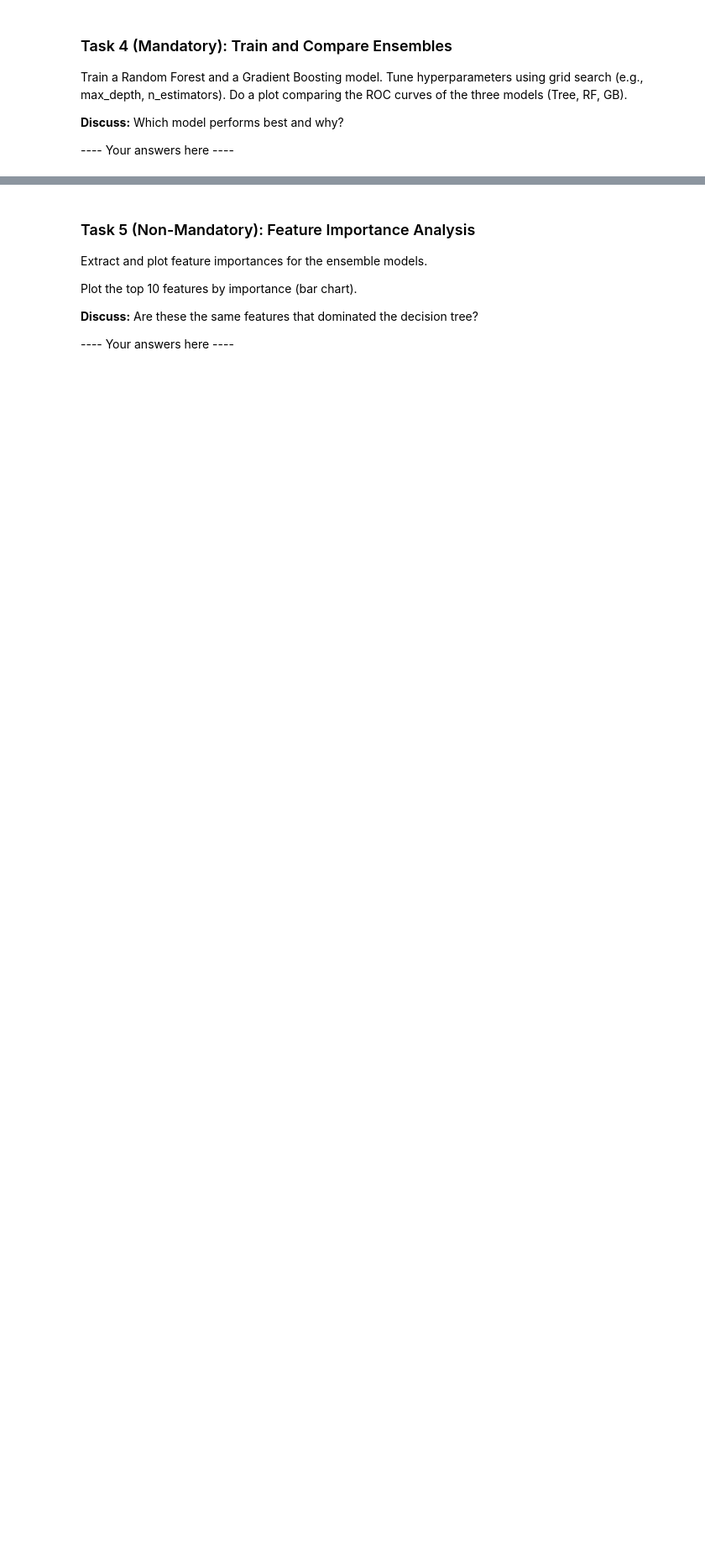
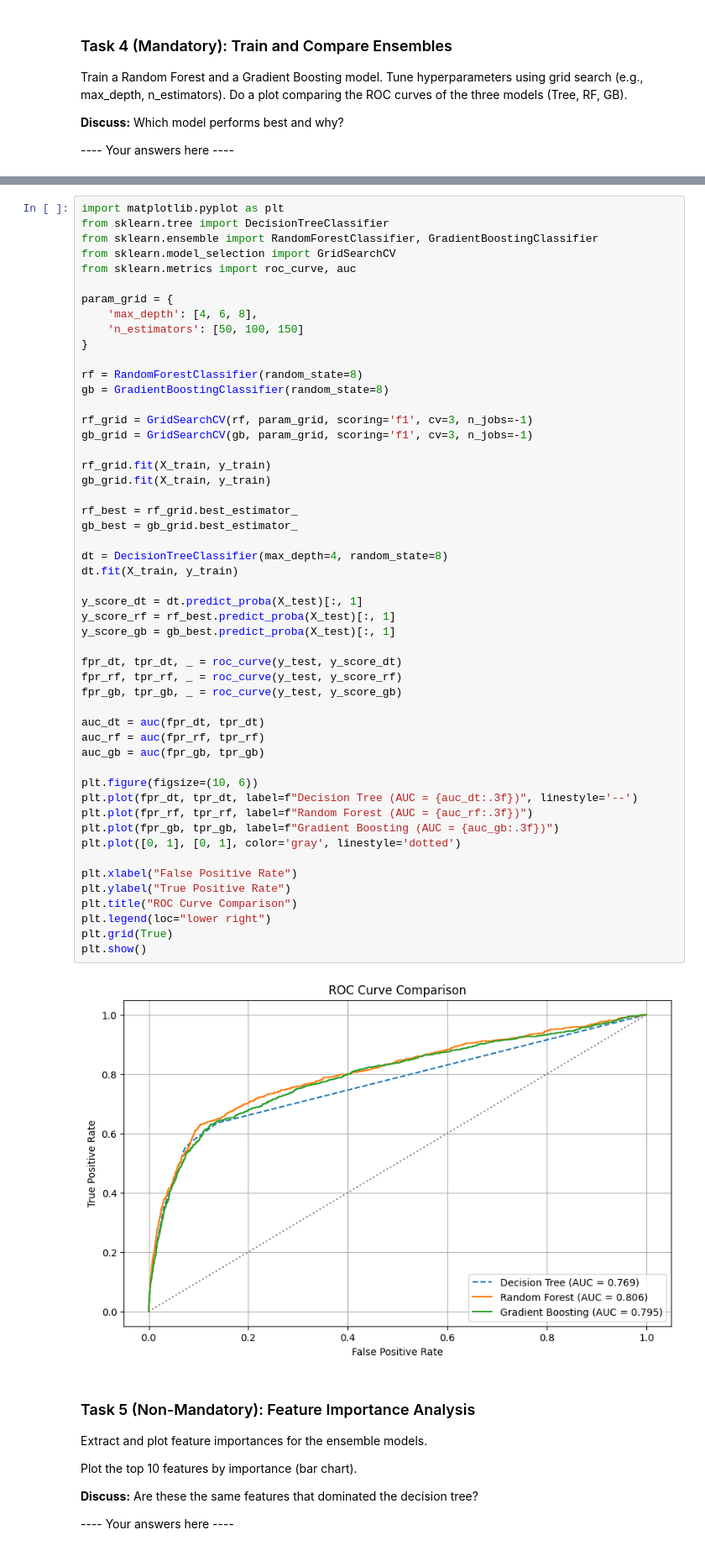
Before and after one commit to animittt/machine-learning-assignments, a Jupyter notebook: Assignment3-2025/am225pt_A3.ipynb, the cells around one changed output, grey strips where cells are left out. Shown at 84% size. Saved outputs shown, nothing was run; the diff lists cells and outputs as text; blank space fills up the shorter version.

```diff
--- a/Assignment3-2025/am225pt_A3.ipynb
+++ b/Assignment3-2025/am225pt_A3.ipynb
@@ -213,3 +241,56 @@ Do a plot comparing the ROC curves of the three models (Tree, RF, GB).
+# %%
+import matplotlib.pyplot as plt
+from sklearn.tree import DecisionTreeClassifier
+from sklearn.ensemble import RandomForestClassifier, GradientBoostingClassifier
+from sklearn.model_selection import GridSearchCV
+from sklearn.metrics import roc_curve, auc
+
+param_grid = {
+    'max_depth': [4, 6, 8],
+    'n_estimators': [50, 100, 150]
+}
+
+rf = RandomForestClassifier(random_state=8)
+gb = GradientBoostingClassifier(random_state=8)
+
+rf_grid = GridSearchCV(rf, param_grid, scoring='f1', cv=3, n_jobs=-1)
+gb_grid = GridSearchCV(gb, param_grid, scoring='f1', cv=3, n_jobs=-1)
+
+rf_grid.fit(X_train, y_train)
+gb_grid.fit(X_train, y_train)
+
+rf_best = rf_grid.best_estimator_
+gb_best = gb_grid.best_estimator_
+
+dt = DecisionTreeClassifier(max_depth=4, random_state=8)
+dt.fit(X_train, y_train)
+
+y_score_dt = dt.predict_proba(X_test)[:, 1]
+y_score_rf = rf_best.predict_proba(X_test)[:, 1]
+y_score_gb = gb_best.predict_proba(X_test)[:, 1]
+
+fpr_dt, tpr_dt, _ = roc_curve(y_test, y_score_dt)
+fpr_rf, tpr_rf, _ = roc_curve(y_test, y_score_rf)
+fpr_gb, tpr_gb, _ = roc_curve(y_test, y_score_gb)
+
+auc_dt = auc(fpr_dt, tpr_dt)
+auc_rf = auc(fpr_rf, tpr_rf)
+auc_gb = auc(fpr_gb, tpr_gb)
+
+plt.figure(figsize=(10, 6))
+plt.plot(fpr_dt, tpr_dt, label=f"Decision Tree (AUC = {auc_dt:.3f})", linestyle='--')
+plt.plot(fpr_rf, tpr_rf, label=f"Random Forest (AUC = {auc_rf:.3f})")
+plt.plot(fpr_gb, tpr_gb, label=f"Gradient Boosting (AUC = {auc_gb:.3f})")
+plt.plot([0, 1], [0, 1], color='gray', linestyle='dotted')
+
+plt.xlabel("False Positive Rate")
+plt.ylabel("True Positive Rate")
+plt.title("ROC Curve Comparison")
+plt.legend(loc="lower right")
+plt.grid(True)
+plt.show()
+# %% [output]
+[figure, added]
 # %% [markdown]
 ### Task 5 (Non-Mandatory): Feature Importance Analysis
 
```
Also changed, not shown: parts of 5 cells of this notebook.
